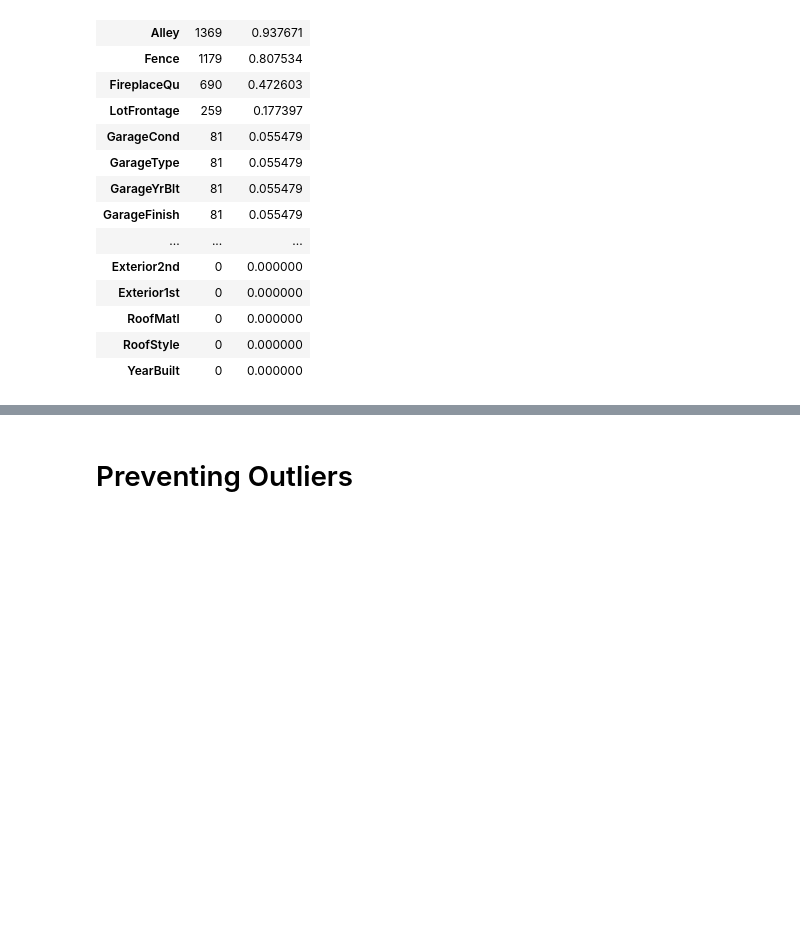
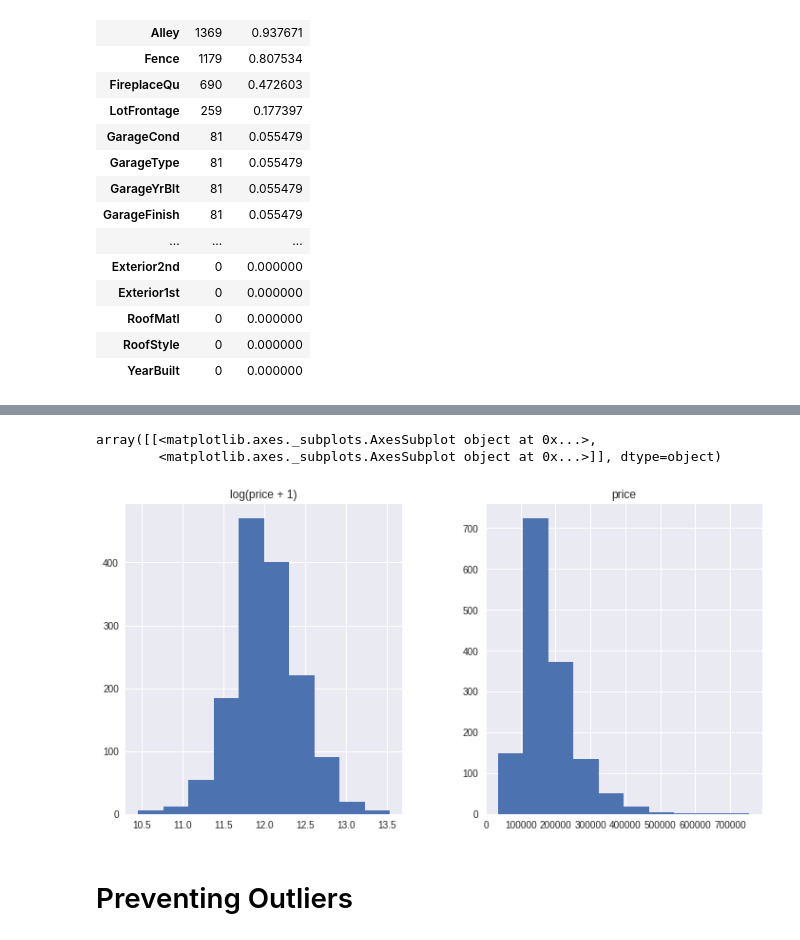
Before and after one commit to zisean/dmhouseprice, a Jupyter notebook: Explore the data.ipynb, the cells around one changed output, grey strips where cells are left out. Cells and saved outputs as stored; diff of their text form; code cells hidden in the pictures; blank space fills up the shorter version.

```diff
--- a/Explore the data.ipynb
+++ b/Explore the data.ipynb
@@ -232,3 +264,11 @@ We need to find out the missing data and drop it out the unecessary data. We nee
+# %%
+plt.rcParams['figure.figsize'] = (12.0, 6.0)
+prices = pd.DataFrame({"price":train["SalePrice"], "log(price + 1)":np.log1p(train["SalePrice"])})
+prices.hist()
+# %% [output]
+array([[<matplotlib.axes._subplots.AxesSubplot object at 0x...>,
+        <matplotlib.axes._subplots.AxesSubplot object at 0x...>]], dtype=object)
+[figure, added]
 # %% [markdown]
 # Preventing Outliers
 # %%
```
Also changed, not shown: parts of 18 cells of this notebook, 8 other files.
